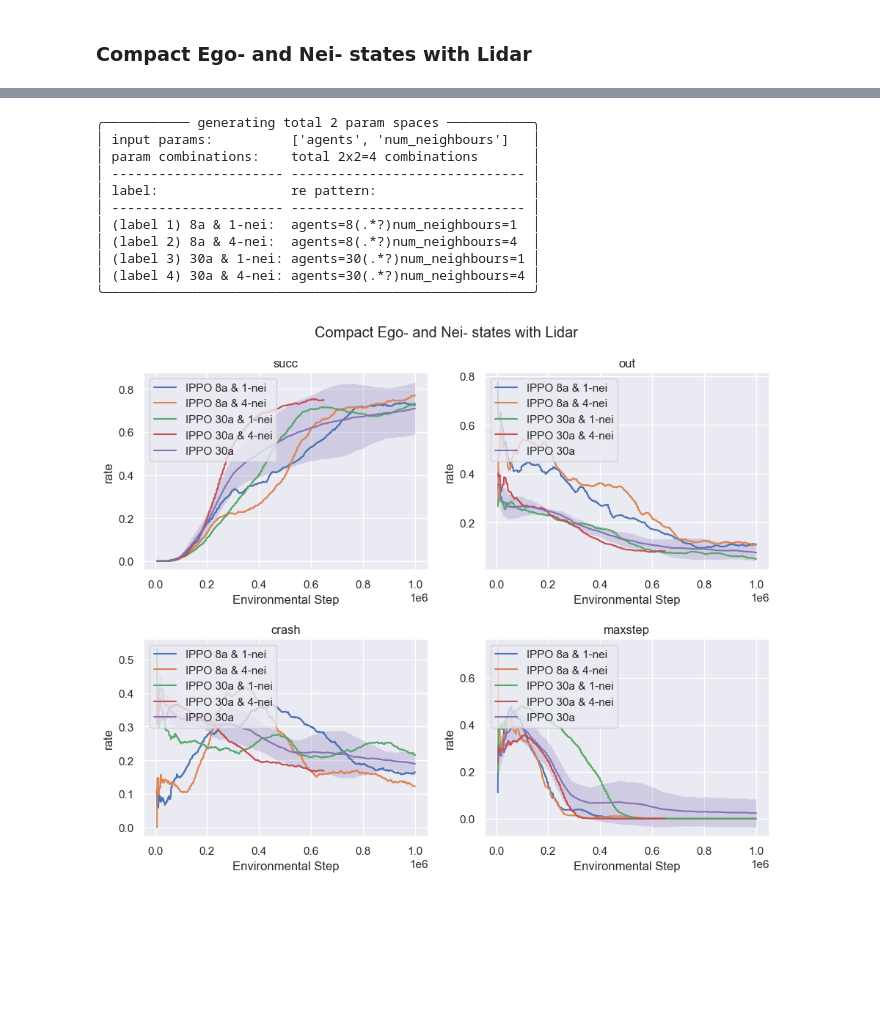
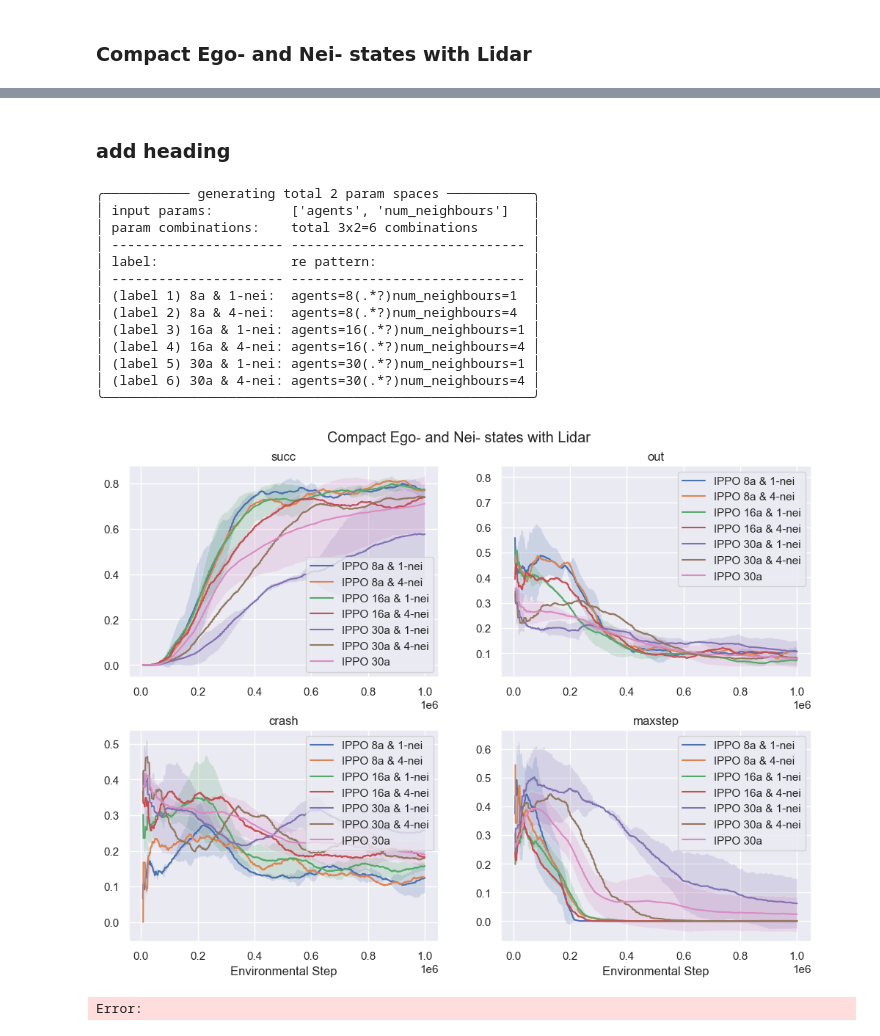
Before and after one commit to jimmydengpeng/MARLPO, a Jupyter notebook: plot.ipynb, the cells around one changed output, grey strips where cells are left out. Drawn from its saved outputs; the diff is of its cells as text; code cells hidden in the pictures; blank space fills up the shorter version.

```diff
--- a/plot.ipynb
+++ b/plot.ipynb
@@ -565,33 +635,38 @@ Error:
+# %% [markdown]
+### add heading
 # %%
-exp_dir = 'exp_results/IPPO_Inter_8-30agents_(compact-state)'
+exp_dir = 'exp_results/IPPO_Inter_8-16-30agents_(compact-state)'
 param_space = {
     # 'agents': [['30a-add-1-nei-state-navi'], ['30']],
-    'agents': [['8a', '30a'], ['8', '30']],
+    'agents': [['8a', '16a', '30a'], ['8', '16', '30']],
     'num_neighbours': [['1-nei', '4-nei'], ['1', '4']],
 }
 param_pattern_dict = get_param_patthern(param_space, verbose=True) # {lable -> re pattern}
 
 exp_dir_30a = 'exp_results/IPPO_Intersection_8seeds_30agents_repeat2'
 
 add_plot_args = dict(
     IPPO=dict(
         exp_dir=exp_dir_30a,
         pattern=None,
         label='30a',
 ))
 
 plot_all_metrics_for_params_in_one_exp_dir(exp_dir, "IPPO", param_pattern_dict, 'Compact Ego- and Nei- states with Lidar', add_plot_args)
 # %% [output]
 ╭─────────── generating total 2 param spaces ───────────╮
 │ input params:          ['agents', 'num_neighbours']   │
-│ param combinations:    total 2x2=4 combinations       │
+│ param combinations:    total 3x2=6 combinations       │
 │ ---------------------- ------------------------------ │
 │ label:                 re pattern:                    │
 │ ---------------------- ------------------------------ │
 │ (label 1) 8a & 1-nei:  agents=8(.*?)num_neighbours=1  │
 │ (label 2) 8a & 4-nei:  agents=8(.*?)num_neighbours=4  │
-│ (label 3) 30a & 1-nei: agents=30(.*?)num_neighbours=1 │
-│ (label 4) 30a & 4-nei: agents=30(.*?)num_neighbours=4 │
+│ (label 3) 16a & 1-nei: agents=16(.*?)num_neighbours=1 │
+│ (label 4) 16a & 4-nei: agents=16(.*?)num_neighbours=4 │
+│ (label 5) 30a & 1-nei: agents=30(.*?)num_neighbours=1 │
+│ (label 6) 30a & 4-nei: agents=30(.*?)num_neighbours=4 │
 ╰───────────────────────────────────────────────────────╯
-[figure, old version]
+[figure, new version]
+Error:
 # %%
```
Also changed, not shown: parts of 4 cells of this notebook, 24 other files.
